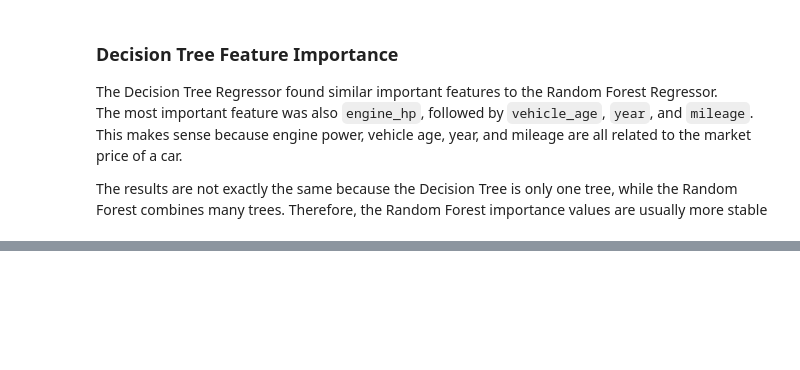
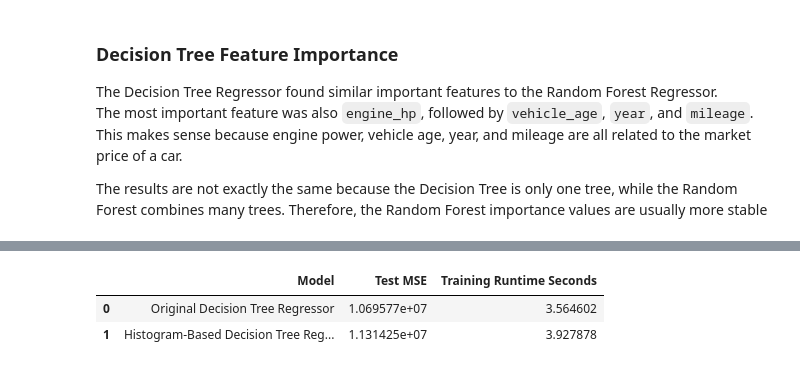
Before and after one commit to malak-re3/MACHINE-LEARNING-EX1, a Jupyter notebook: assignment1 (2).ipynb, the cells around one changed output, grey strips where cells are left out. Drawn from its saved outputs; the diff is of its cells as text; code cells hidden in the pictures; blank space fills up the shorter version.

```diff
--- a/assignment1 (2).ipynb
+++ b/assignment1 (2).ipynb
@@ -1699,0 +1795,92 @@ The results are not exactly the same because the Decision Tree is only one tree,
+# %%
+# ------------------------------------------------------------
+# F3 - Optimized Decision Tree Regressor using Histogram/Binning
+# ------------------------------------------------------------
+
+print("========== Section F3: Histogram-Based Decision Tree Regressor ==========")
+
+class HistogramDecisionTreeRegressorScratch(DecisionTreeRegressorScratch):
+    def __init__(self, max_depth=8, min_samples_leaf=5, max_features=None,
+                 n_bins=20, random_state=None):
+        super().__init__(
+            max_depth=max_depth,
+            min_samples_leaf=min_samples_leaf,
+            max_features=max_features,
+            max_thresholds=n_bins,
+            random_state=random_state
+        )
+        self.n_bins = n_bins
+
+    def _numeric_thresholds(self, values):
+        unique_values = np.unique(values)
+
+        if len(unique_values) <= 1:
+            return []
+
+        # Histogram-based split:
+        # Instead of checking all possible thresholds, we check only bin borders.
+        percentiles = np.linspace(0, 100, self.n_bins + 2)[1:-1]
+        thresholds = np.percentile(values, percentiles)
+        thresholds = np.unique(thresholds)
+
+        return thresholds
+
+
+# Original Decision Tree Regressor runtime
+start_time = time.time()
+
+original_dt_regressor = DecisionTreeRegressorScratch(
+    max_depth=8,
+    min_samples_leaf=5,
+    max_features=None,
+    max_thresholds=40,
+    random_state=42
+)
+
+original_dt_regressor.fit(X_train_encoded, y_train_reg)
+original_pred = original_dt_regressor.predict(X_test_encoded)
+
+original_runtime = time.time() - start_time
+original_mse = mean_squared_error(y_test_reg, original_pred)
+
+
+# Optimized Histogram Decision Tree runtime
+start_time = time.time()
+
+hist_dt_regressor = HistogramDecisionTreeRegressorScratch(
+    max_depth=8,
+    min_samples_leaf=5,
+    max_features=None,
+    n_bins=20,
+    random_state=42
+)
+
+hist_dt_regressor.fit(X_train_encoded, y_train_reg)
+hist_pred = hist_dt_regressor.predict(X_test_encoded)
+
+hist_runtime = time.time() - start_time
+hist_mse = mean_squared_error(y_test_reg, hist_pred)
+
+
+optimization_results = pd.DataFrame({
+    "Model": [
+        "Original Decision Tree Regressor",
+        "Histogram-Based Decision Tree Regressor"
+    ],
+    "Test MSE": [
+        original_mse,
+        hist_mse
+    ],
+    "Training Runtime Seconds": [
+        original_runtime,
+        hist_runtime
+    ]
+})
+
+display(optimization_results)
+
+print("Original Runtime:", original_runtime)
+print("Histogram Runtime:", hist_runtime)
+print("Original Test MSE:", original_mse)
+print("Histogram Test MSE:", hist_mse)
+# %% [output]
@@ -1699,0 +1888,3 @@ The results are not exactly the same because the Decision Tree is only one tree,
+|  | Model | Test MSE | Training Runtime Seconds |
+| 0 | Original Decision Tree Regressor | 1.069577e+07 | 3.564602 |
+| 1 | Histogram-Based Decision Tree Reg... | 1.131425e+07 | 3.927878 |
```
Also changed, not shown: parts of 5 cells of this notebook.
